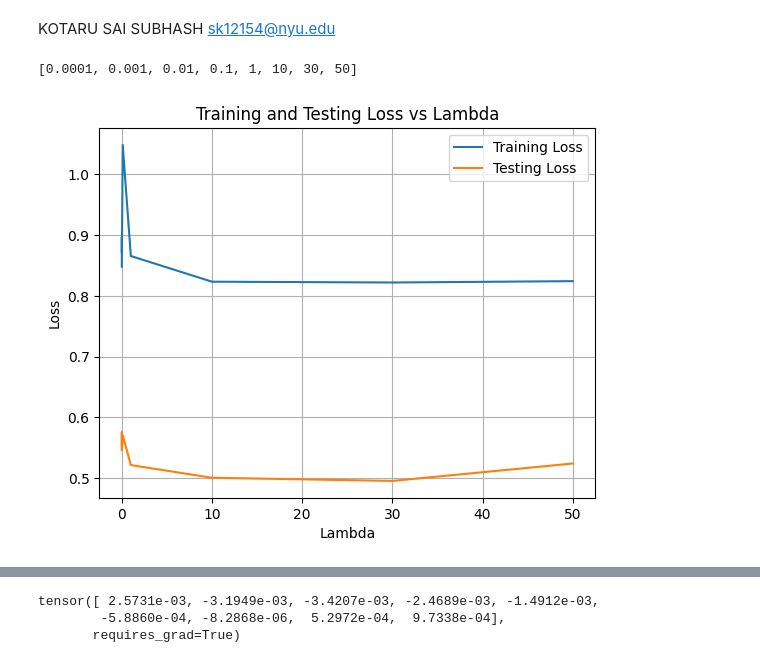
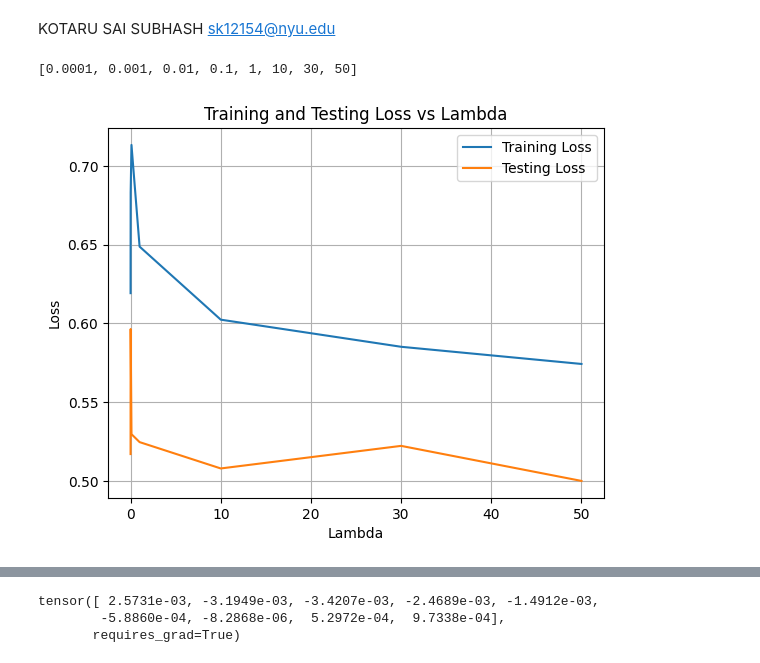
Before and after one commit to skotarugit/CS-GY-6613-Assignments, a Jupyter notebook: Assignment1/Assign1_partb.ipynb, the cells around one changed output, grey strips where cells are left out. Saved outputs shown, nothing was run; the diff lists cells and outputs as text; code cells hidden in the pictures.

```diff
--- a/Assignment1/Assign1_partb.ipynb
+++ b/Assignment1/Assign1_partb.ipynb
@@ -2,6 +2,10 @@
 KOTARU SAI SUBHASH
 sk12154@nyu.edu
 # %%
+#SGD
+import torch
+import matplotlib.pyplot as plt
+import numpy as np
 torch.seed = 5
 np.seed = 5
 #Hyperparameters
@@ -36,7 +40,7 @@ def compute_loss(X, y, weights, bias, lambda_reg):
     y_pred = X[:,1:] @ weights + bias
     # Loss with L2 regularization
     mse_loss = torch.mean((y_pred - y) ** 2)
-    reg_loss = lambda_reg * torch.norm(weights) ** 2
+    reg_loss = 0.5*lambda_reg * torch.norm(weights) ** 2
     return torch.sqrt(mse_loss + reg_loss)
 
 X = polynomial_transform(X, M)
@@ -76,32 +80,32 @@ for lambda_reg in lambda_reg_values:
         # Zero the gradients after updating
         weights.grad.zero_()
         bias.grad.zero_()
 
     train_loss = losses[-1]
     train_losses_per_lambda.append(train_loss)
 
     #Testing Loss
     X_test = polynomial_transform(x_test, M)
     X_test = torch.tensor(X_test, dtype=torch.float32)
     y_pred_test = X_test[:,1:] @ weights + bias
 
     test_loss = torch.mean((y_pred_test - y_test) ** 2).item()
     test_losses_per_lambda.append(test_loss)
 
 
 # print(train_losses_per_lambda)
 # print(test_losses_per_lambda)
 
 # Plot training and testing loss vs lambda
 plt.plot(lambda_reg_values, train_losses_per_lambda, label='Training Loss')
 plt.plot(lambda_reg_values, test_losses_per_lambda, label='Testing Loss')
 plt.xlabel('Lambda')
 plt.ylabel('Loss')
 plt.title('Training and Testing Loss vs Lambda')
 plt.legend()
 plt.grid(True)
 plt.show()
 # %% [output]
 [0.0001, 0.001, 0.01, 0.1, 1, 10, 30, 50]
-[figure, old version]
+[figure, new version]
 # %%
```
Also changed, not shown: parts of 11 cells of this notebook.
